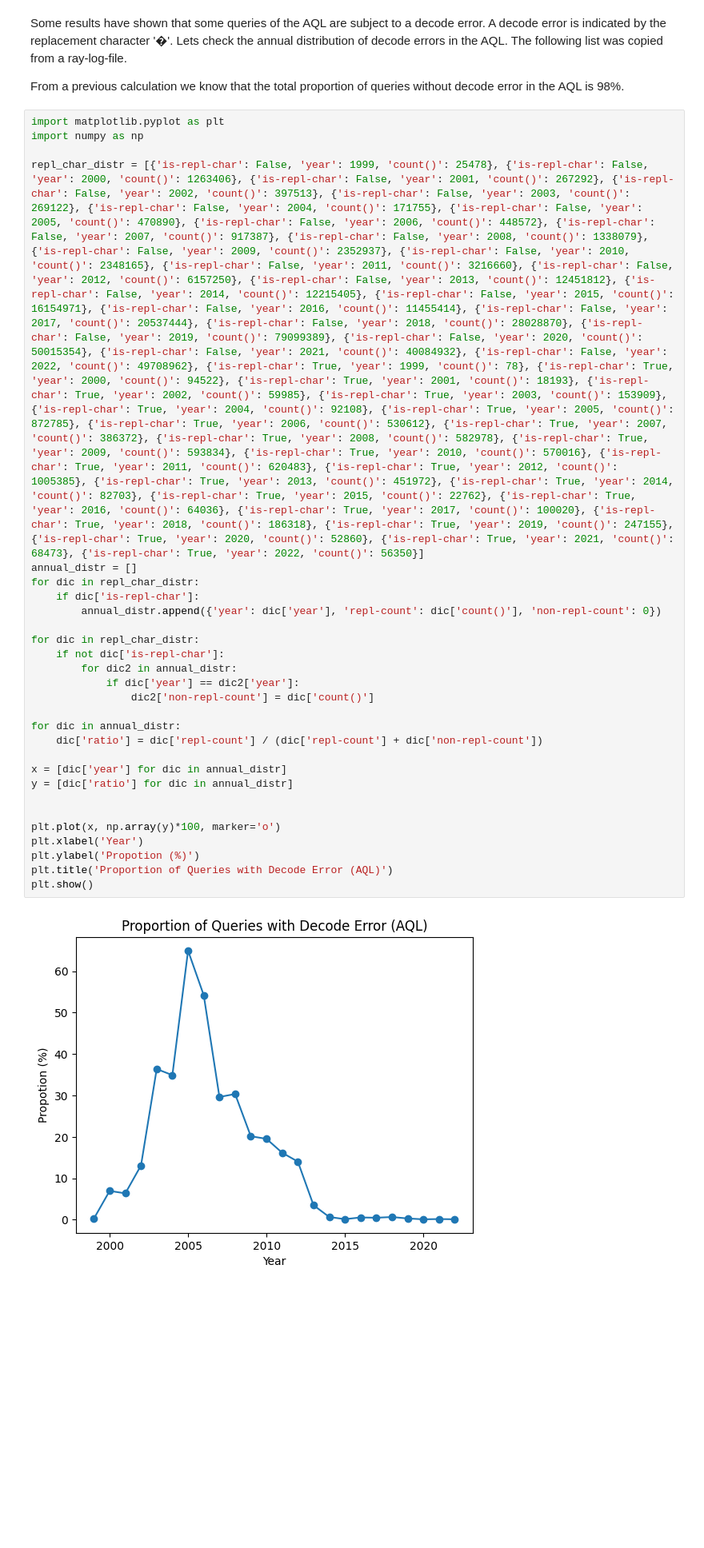
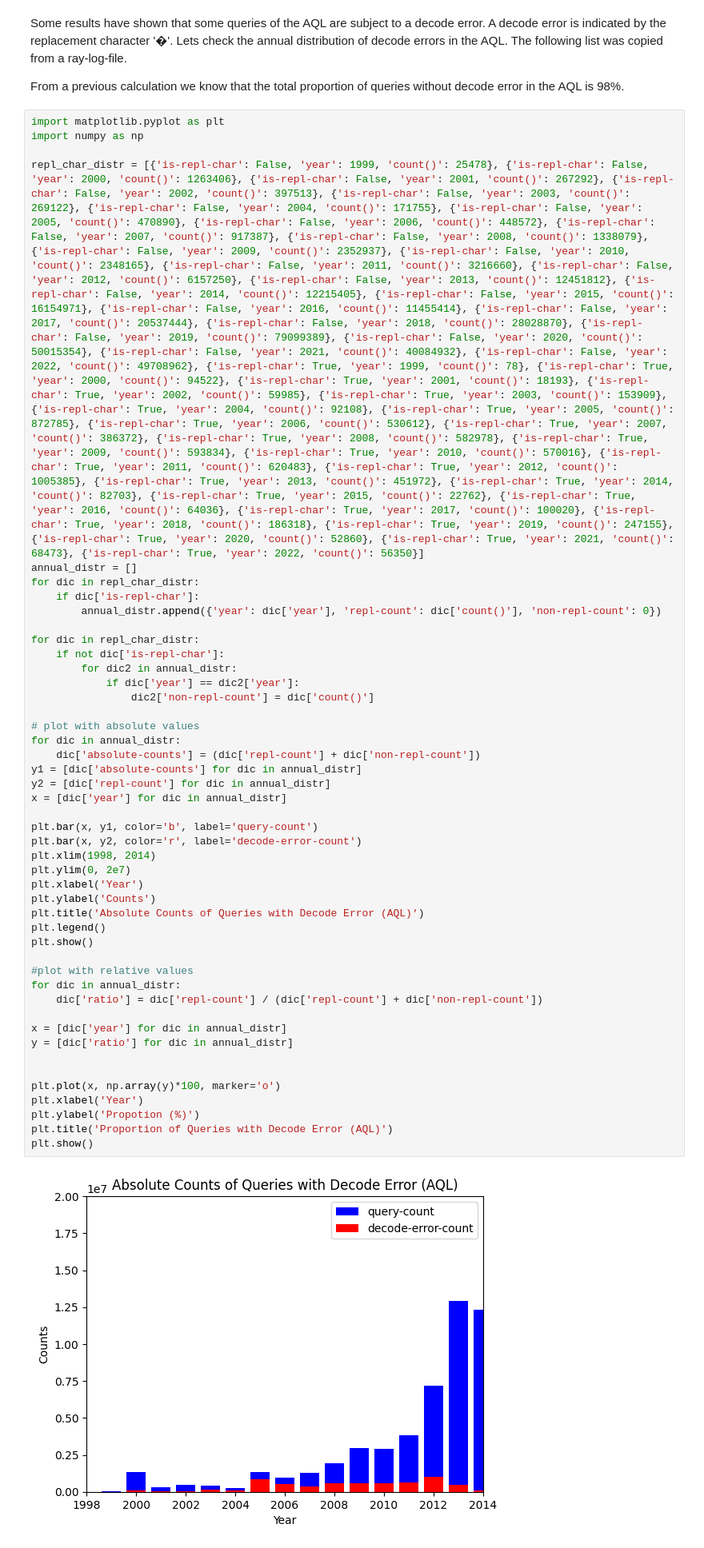
Before and after one commit to bnsch98/verifying-query-logs-from-unknown-sources, a Jupyter notebook: src/thesis_schneg/inspect_results.ipynb, the cells around one changed output. Shown: that part at 80% size. Cells and saved outputs as stored; diff of their text form; blank space fills up the shorter version.

Commit message:
code: visualizatiosn modified, thesis: descr stats progressed

```diff
--- a/src/thesis_schneg/inspect_results.ipynb
+++ b/src/thesis_schneg/inspect_results.ipynb
@@ -178,25 +178,43 @@ repl_char_distr = [{'is-repl-char': False, 'year': 1999, 'count()': 25478}, {'is
 annual_distr = []
 for dic in repl_char_distr:
     if dic['is-repl-char']:
         annual_distr.append({'year': dic['year'], 'repl-count': dic['count()'], 'non-repl-count': 0})
 
 for dic in repl_char_distr:
     if not dic['is-repl-char']:
         for dic2 in annual_distr:
             if dic['year'] == dic2['year']:
                 dic2['non-repl-count'] = dic['count()']
 
+# plot with absolute values
+for dic in annual_distr:
+    dic['absolute-counts'] = (dic['repl-count'] + dic['non-repl-count'])
+y1 = [dic['absolute-counts'] for dic in annual_distr]
+y2 = [dic['repl-count'] for dic in annual_distr]
+x = [dic['year'] for dic in annual_distr]
+
+plt.bar(x, y1, color='b', label='query-count')
+plt.bar(x, y2, color='r', label='decode-error-count')
+plt.xlim(1998, 2014)
+plt.ylim(0, 2e7)
+plt.xlabel('Year')
+plt.ylabel('Counts')
+plt.title('Absolute Counts of Queries with Decode Error (AQL)')
+plt.legend()
+plt.show()
+
+#plot with relative values
 for dic in annual_distr:
     dic['ratio'] = dic['repl-count'] / (dic['repl-count'] + dic['non-repl-count'])
 
 x = [dic['year'] for dic in annual_distr]
 y = [dic['ratio'] for dic in annual_distr]
 
 
 plt.plot(x, np.array(y)*100, marker='o')
 plt.xlabel('Year')
 plt.ylabel('Propotion (%)')
 plt.title('Proportion of Queries with Decode Error (AQL)')
 plt.show()
 # %% [output]
-[figure, old version]
+[figure, new version]
```
Also changed, not shown: parts of 2 cells of this notebook, 4 other files.
